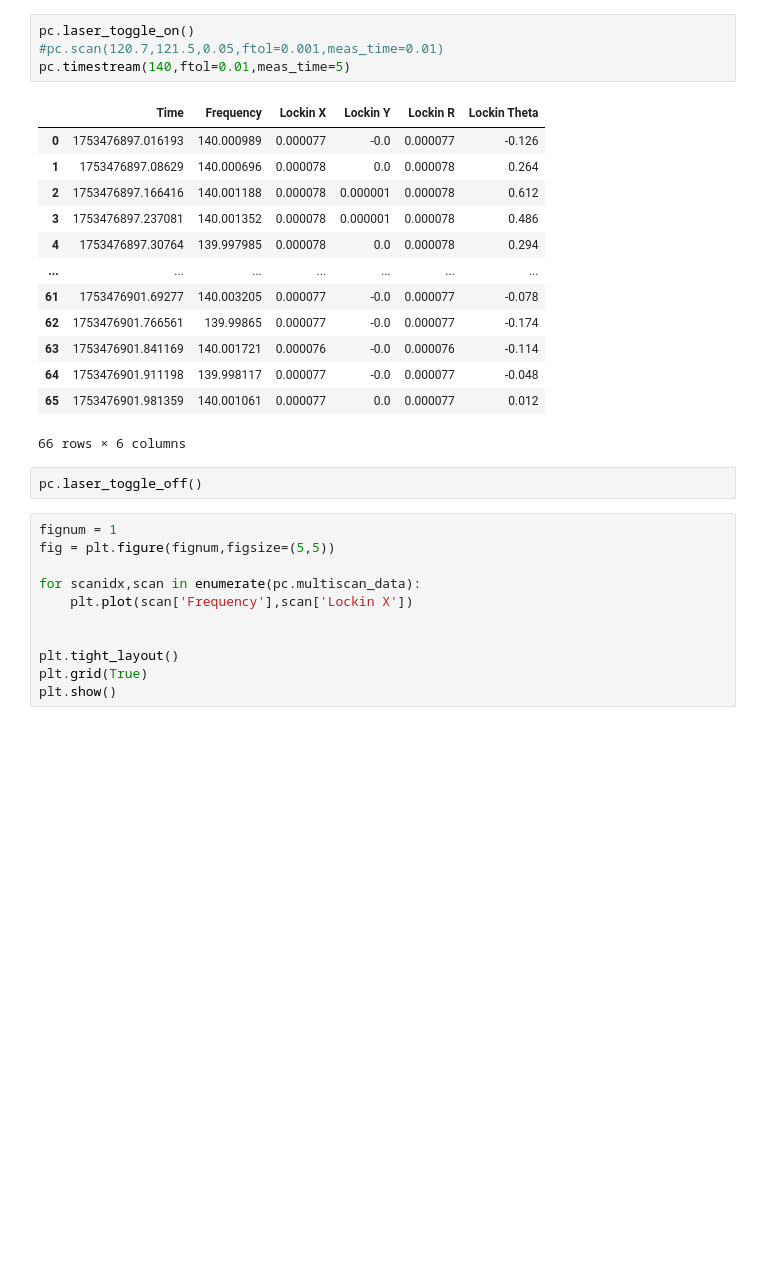
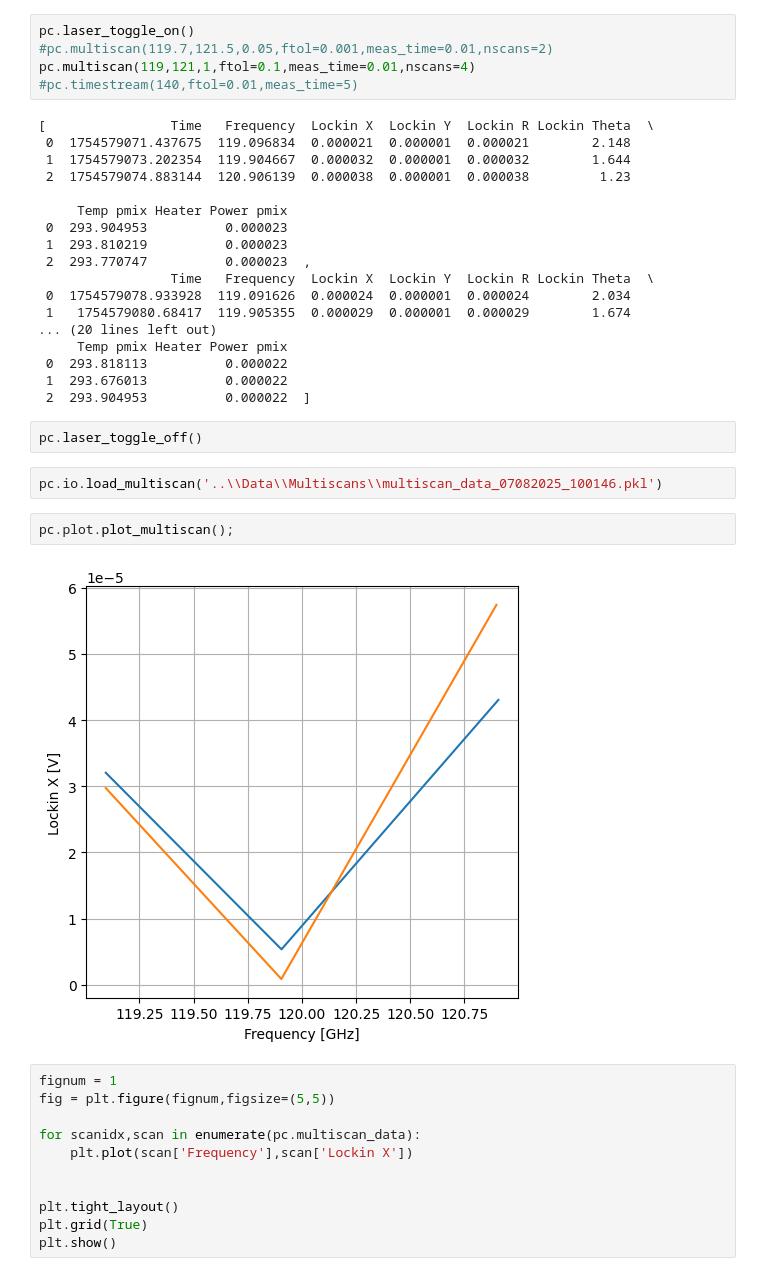
Before and after one commit to jacornelison/PROWLS-Control, a Jupyter notebook: Scripts/prowlscontrol_class_test_notebook.ipynb, the cells around one changed output. Drawn from its saved outputs; the diff is of its cells as text; blank space fills up the shorter version.

```diff
--- a/Scripts/prowlscontrol_class_test_notebook.ipynb
+++ b/Scripts/prowlscontrol_class_test_notebook.ipynb
@@ -5,23 +17,34 @@ pc = ProwlsControl(port='COM5')
 # %%
 pc.laser_toggle_on()
-#pc.scan(120.7,121.5,0.05,ftol=0.001,meas_time=0.01)
-pc.timestream(140,ftol=0.01,meas_time=5)
+#pc.multiscan(119.7,121.5,0.05,ftol=0.001,meas_time=0.01,nscans=2)
+pc.multiscan(119,121,1,ftol=0.1,meas_time=0.01,nscans=4)
+#pc.timestream(140,ftol=0.01,meas_time=5)
 # %% [output]
-|  | Time | Frequency | Lockin X | Lockin Y | Lockin R | Lockin Theta |
-| 0 | 1753476897.016193 | 140.000989 | 0.000077 | -0.0 | 0.000077 | -0.126 |
-| 1 | 1753476897.08629 | 140.000696 | 0.000078 | 0.0 | 0.000078 | 0.264 |
-| 2 | 1753476897.166416 | 140.001188 | 0.000078 | 0.000001 | 0.000078 | 0.612 |
-| 3 | 1753476897.237081 | 140.001352 | 0.000078 | 0.000001 | 0.000078 | 0.486 |
-| 4 | 1753476897.30764 | 139.997985 | 0.000078 | 0.0 | 0.000078 | 0.294 |
-| ... | ... | ... | ... | ... | ... | ... |
-| 61 | 1753476901.69277 | 140.003205 | 0.000077 | -0.0 | 0.000077 | -0.078 |
-| 62 | 1753476901.766561 | 139.99865 | 0.000077 | -0.0 | 0.000077 | -0.174 |
-| 63 | 1753476901.841169 | 140.001721 | 0.000076 | -0.0 | 0.000076 | -0.114 |
-| 64 | 1753476901.911198 | 139.998117 | 0.000077 | -0.0 | 0.000077 | -0.048 |
-| 65 | 1753476901.981359 | 140.001061 | 0.000077 | 0.0 | 0.000077 | 0.012 |
-66 rows × 6 columns
+[                Time   Frequency  Lockin X  Lockin Y  Lockin R Lockin Theta  \
+ 0  1754579071.437675  119.096834  0.000021  0.000001  0.000021        2.148
+ 1  1754579073.202354  119.904667  0.000032  0.000001  0.000032        1.644
+ 2  1754579074.883144  120.906139  0.000038  0.000001  0.000038         1.23
+
+     Temp pmix Heater Power pmix
+ 0  293.904953          0.000023
+ 1  293.810219          0.000023
+ 2  293.770747          0.000023  ,
+                 Time   Frequency  Lockin X  Lockin Y  Lockin R Lockin Theta  \
+ 0  1754579078.933928  119.091626  0.000024  0.000001  0.000024        2.034
+ 1   1754579080.68417  119.905355  0.000029  0.000001  0.000029        1.674
+... (20 lines left out)
+     Temp pmix Heater Power pmix
+ 0  293.818113          0.000022
+ 1  293.676013          0.000022
+ 2  293.904953          0.000022  ]
 # %%
 pc.laser_toggle_off()
+# %%
+pc.io.load_multiscan('..\\Data\\Multiscans\\multiscan_data_07082025_100146.pkl')
+# %%
+pc.plot.plot_multiscan();
+# %% [output]
+[figure, added]
 # %%
 fignum = 1
 fig = plt.figure(fignum,figsize=(5,5))
```
Also changed, not shown: parts of 1 cell of this notebook, 9 other files.
